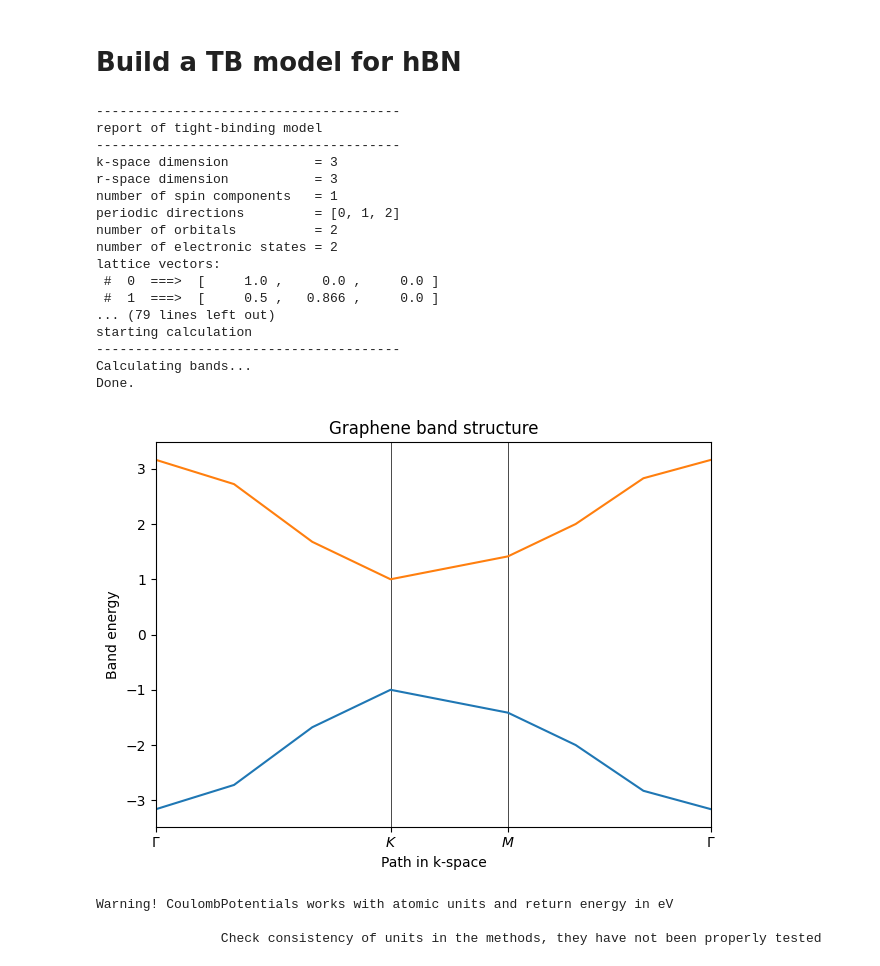
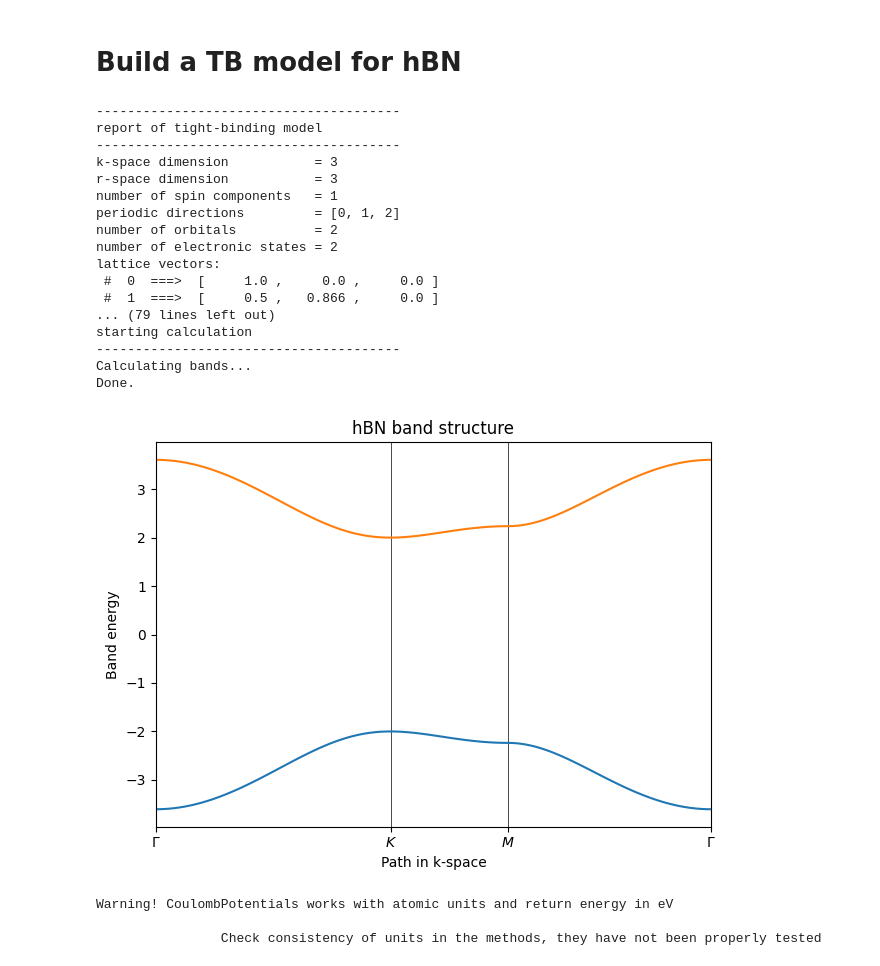
Before and after one commit to rreho/yambopy, a Jupyter notebook: wann_tests/2bands_model.ipynb, the cells around one changed output. Saved outputs shown, nothing was run; the diff lists cells and outputs as text; code cells hidden in the pictures.

```diff
--- a/wann_tests/2bands_model.ipynb
+++ b/wann_tests/2bands_model.ipynb
@@ -47,7 +47,7 @@ orb=[[1./3.,1./3., 0.0],[2./3.,2./3., 0.0]]
 my_model=tb_model(3,3,lat,orb)
 
 # set model parameters
-delta=1.0
+delta=2.0
 t=-1.0
 
 # set on-site energies
@@ -67,7 +67,7 @@ path=[[0.,0.,0.],[2./3.,1./3,0.],[.5,.5,0.],[0.,0.,0.]]
 # labels of the nodes
 label=(r'$\Gamma $',r'$K$', r'$M$', r'$\Gamma $')
 # total number of interpolated k-points along the path
-nk=8
+nk=121
 
 # call function k_path to construct the actual path
 (k_vec,k_dist,k_node)=my_model.k_path(path,nk)
@@ -101,38 +101,38 @@ ax.set_xticklabels(label)
 for n in range(len(k_node)):
   ax.axvline(x=k_node[n],linewidth=0.5, color='k')
 # put title
-ax.set_title("Graphene band structure")
+ax.set_title("hBN band structure")
 ax.set_xlabel("Path in k-space")
 ax.set_ylabel("Band energy")
 
 # plot first and second band
 ax.plot(k_dist,evals[0])
 ax.plot(k_dist,evals[1])
 
 # make an PDF figure of a plot
 fig.tight_layout()
 #fig.savefig("graphene.pdf")
 
 print('Done.\n')
 # %% [output]
 ---------------------------------------
 report of tight-binding model
 ---------------------------------------
 k-space dimension           = 3
 r-space dimension           = 3
 number of spin components   = 1
 periodic directions         = [0, 1, 2]
 number of orbitals          = 2
 number of electronic states = 2
 lattice vectors:
  #  0  ===>  [     1.0 ,     0.0 ,     0.0 ]
  #  1  ===>  [     0.5 ,   0.866 ,     0.0 ]
 ... (79 lines left out)
 starting calculation
 ---------------------------------------
 Calculating bands...
 Done.
-[figure, old version]
+[figure, new version]
 # %%
 class tmp_lat():
     def __init__(self,lat):
```
Also changed, not shown: parts of 10 cells of this notebook, 1 other file.
